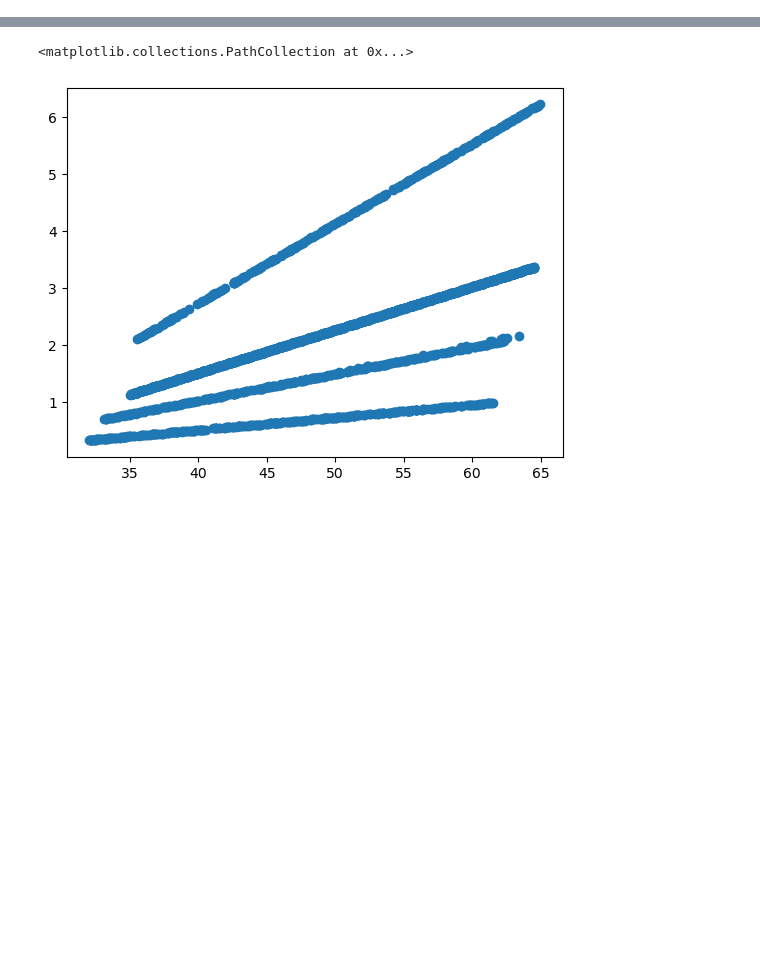
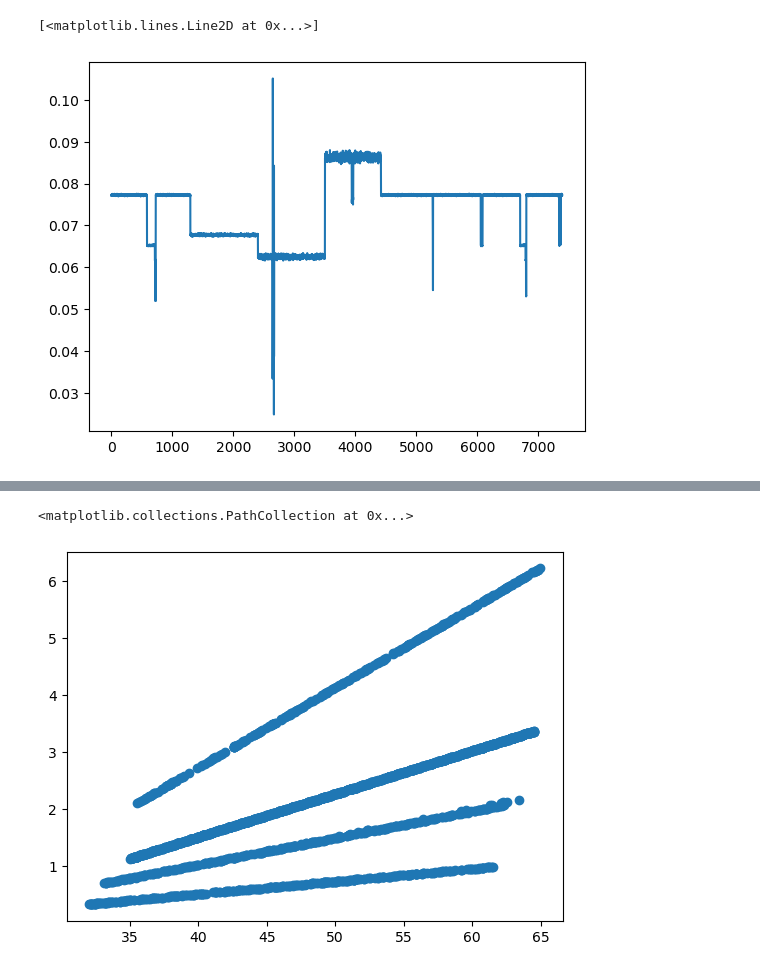
Before and after one commit to jjh0987/MyProject, a Jupyter notebook: pythonProject/AI_factory/2023_ai_spark/2023-04-14.ipynb, the cells around one changed output, grey strips where cells are left out. Saved outputs shown, nothing was run; the diff lists cells and outputs as text; code cells hidden in the pictures; blank space fills up the shorter version.

```diff
--- a/pythonProject/AI_factory/2023_ai_spark/2023-04-14.ipynb
+++ b/pythonProject/AI_factory/2023_ai_spark/2023-04-14.ipynb
@@ -52,0 +59,5 @@ train_type[0]
+# %%
+plt.plot(test['air_inflow']/test['motor_current'])
+# %% [output]
+[<matplotlib.lines.Line2D at 0x...>]
+[figure, added]
```
Also changed, not shown: parts of 14 cells of this notebook, 2 other files.
